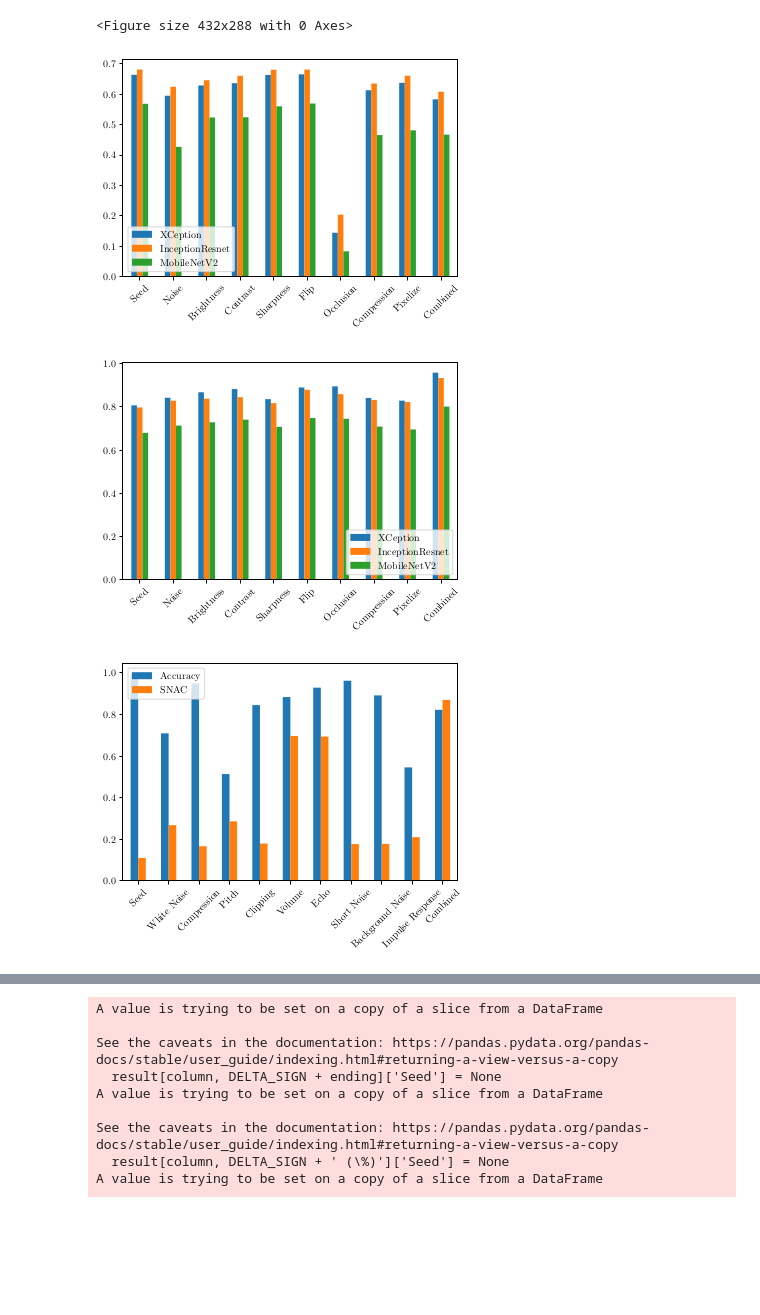
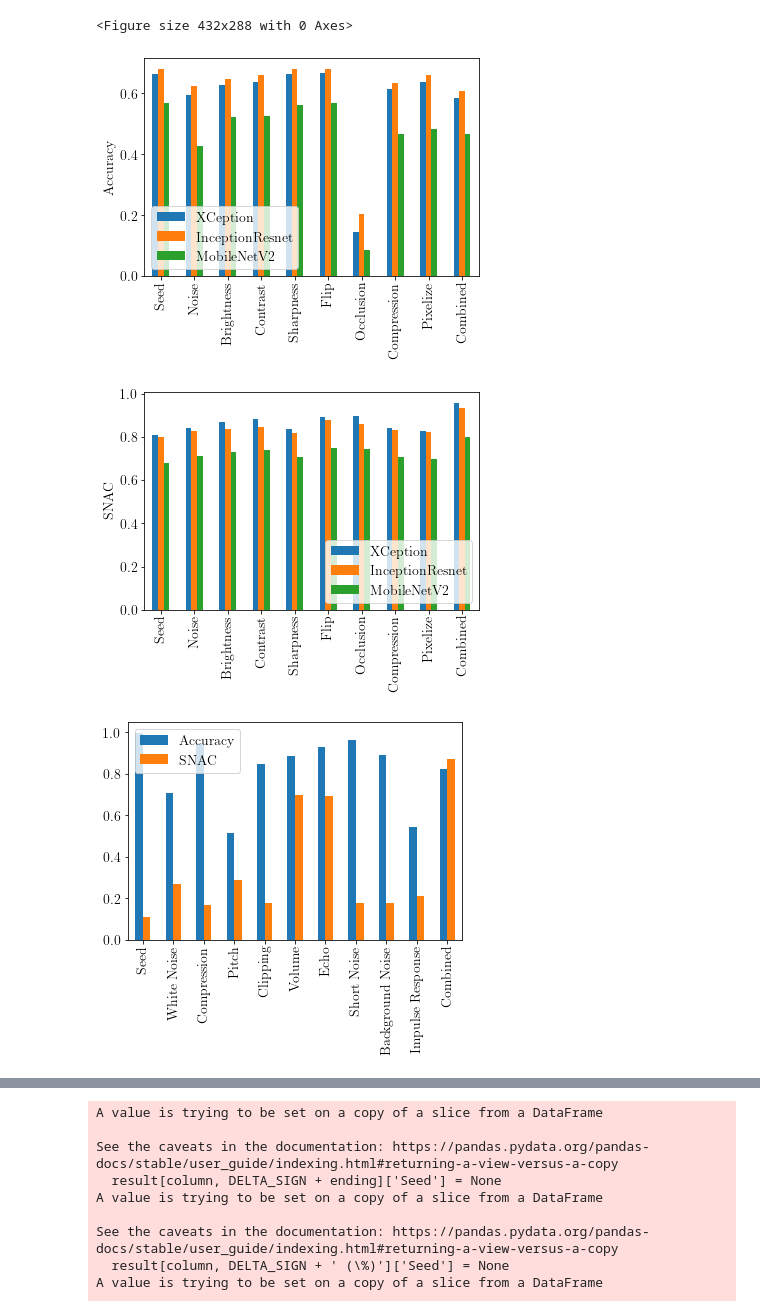
Before and after one commit to mlxyz/insynth, a Jupyter notebook: experiments/result_analysis.ipynb, the cells around one changed output, grey strips where cells are left out. Saved outputs shown, nothing was run; the diff lists cells and outputs as text; code cells hidden in the pictures; blank space fills up the shorter version.

Commit message:
Rework result analysis notebook

```diff
--- a/experiments/result_analysis.ipynb
+++ b/experiments/result_analysis.ipynb
@@ -4,7 +4,7 @@ import os.path
 
 import pandas as pd
 # %%
-EXPERIMENT_RESULT_DIR = "C:\\Users\\MarianLambert\\OneDrive - mail.uni-mannheim.de\\02 - Studium\\04 - Semester 4\\Thesis\\Ergebnisse\\"
+EXPERIMENT_RESULT_DIR = "E:\\Daten\\OneDrive - mail.uni-mannheim.de\\02 - Studium\\04 - Semester 4\\Thesis\\Ergebnisse"
 # %%
 performance_results = pd.read_csv(os.path.join(EXPERIMENT_RESULT_DIR, 'performance_comparison.csv'), index_col=0)
 # %%
@@ -77,7 +77,7 @@ index_description_mapping = {
     'ImageSharpnessPerturbator': 'Sharpness',
     'ImageFlipPerturbator': 'Flip',
     'ImageOcclusionPerturbator': 'Occlusion',
-    'ImageCompressionPerturbator': 'Compression',
+    'ImageCompressionPerturbator': 'Compression (Image)',
     'ImagePixelizePerturbator': 'Pixelize',
     'TextTypoPerturbator': 'Typo',
     'TextCasePerturbator': 'Case',
@@ -87,7 +87,7 @@ index_description_mapping = {
     'TextCharacterSwitchPerturbator': 'Character Switch',
     'TextPunctuationErrorPerturbator': 'Punctuation Error',
     'AudioBackgroundWhiteNoisePerturbator': 'White Noise',
-    'AudioCompressionPerturbator': 'Compression',
+    'AudioCompressionPerturbator': 'Compression (Audio)',
     'AudioPitchPerturbator': 'Pitch',
     'AudioClippingPerturbator': 'Clipping',
     'AudioVolumePerturbator': 'Volume',
@@ -122,41 +122,42 @@ results = {k: result.rename(columns=column_description_mapping) for k, result in
 import pandas as pd
 import matplotlib
 import matplotlib.pyplot as plt
+plt.interactive(True)
 
-matplotlib.use("pgf")
+
+
+#matplotlib.use("pgf")
 matplotlib.rcParams.update({
     "pgf.texsystem": "pdflatex",
     'font.family': 'serif',
     'text.usetex': True,
     'pgf.rcfonts': False,
+    'font.size': 14
 })
 plt.tight_layout()
 # %% [output]
 <Figure size 432x288 with 0 Axes>
 # %%
-ax = pd.concat({k: v for k, v in results.items() if k in ['XCeption', 'InceptionResnet', 'MobileNetV2']}, axis=1).plot(
-    y=[('XCeption', 'Accuracy'), ('InceptionResnet', 'Accuracy'), ('MobileNetV2', 'Accuracy')], kind='bar')
+ax = pd.concat({k: v for k, v in results.items() if k in ['XCeption', 'InceptionResnet', 'MobileNetV2']}, axis=1).rename(index={'Compression (Image)':'Compression'}).plot(
+    y=[('XCeption', 'Accuracy'), ('InceptionResnet', 'Accuracy'), ('MobileNetV2', 'Accuracy')], kind='bar', ylabel='Accuracy')
 plt.legend(['XCeption', 'InceptionResnet', 'MobileNetV2'], loc='lower left')
-plt.xticks(rotation=45)
 ax.figure.savefig('output/imagenet_performance.pgf', bbox_inches='tight')
 # %% [output]
-[figure, old version]
+[figure, new version]
 # %%
-ax = pd.concat({k: v for k, v in results.items() if k in ['XCeption', 'InceptionResnet', 'MobileNetV2']}, axis=1).plot(
-    y=[('XCeption', 'SNAC'), ('InceptionResnet', 'SNAC'), ('MobileNetV2', 'SNAC')], kind='bar')
+ax = pd.concat({k: v for k, v in results.items() if k in ['XCeption', 'InceptionResnet', 'MobileNetV2']}, axis=1).rename(index={'Compression (Image)':'Compression'}).plot(
+    y=[('XCeption', 'SNAC'), ('InceptionResnet', 'SNAC'), ('MobileNetV2', 'SNAC')], kind='bar', ylabel='SNAC')
 plt.legend(['XCeption', 'InceptionResnet', 'MobileNetV2'], loc='lower right')
-plt.xticks(rotation=45)
 ax.figure.savefig('output/imagenet_coverage.pgf', bbox_inches='tight')
 # %% [output]
-[figure, old version]
+[figure, new version]
 # %%
-ax = results['Speaker Recognition'].plot(
+ax = results['Speaker Recognition'].rename(index={'Compression (Audio)':'Compression'}).plot(
     y=['Accuracy', 'SNAC'], kind='bar')
 plt.legend(loc='upper left')
-plt.xticks(rotation=45)
 ax.figure.savefig('output/speaker_recognition_performance.pgf', bbox_inches='tight')
 # %% [output]
-[figure, old version]
+[figure, new version]
 # %%
 ax = results['Sentiment Analysis'].plot(
     y=['Accuracy', 'SNAC'], kind='bar')
```
Also changed, not shown: parts of 20 cells of this notebook.
